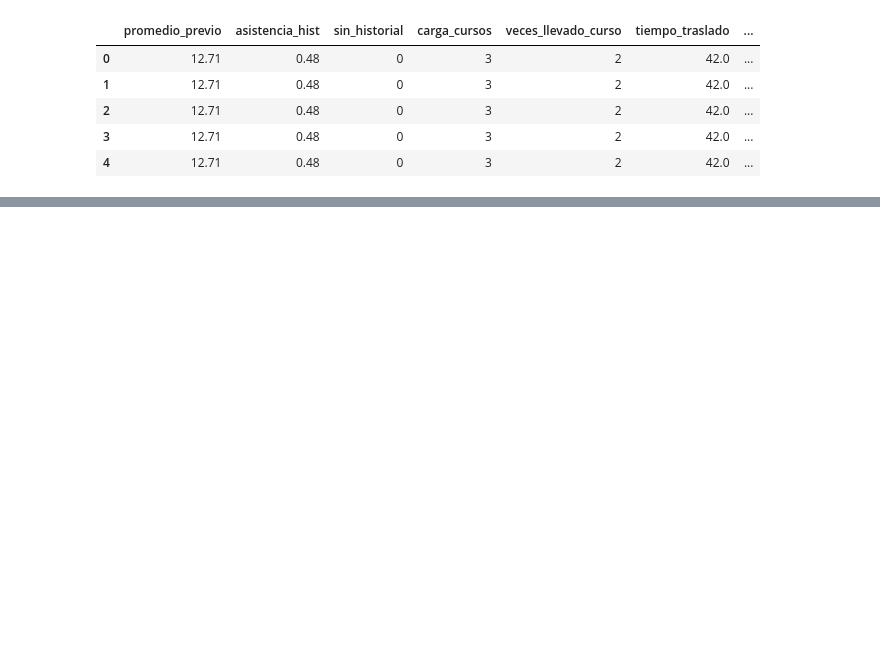
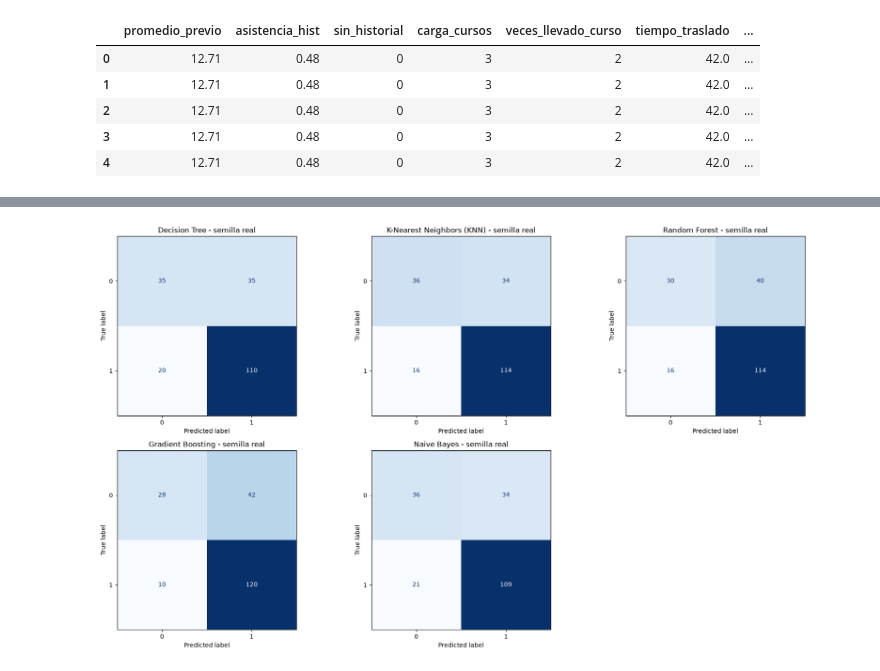
Before and after one commit to SebastianHuertaF/Proyecto-IA-Modelo-predictivo-de-asistencia-a-asesor-as-, a Jupyter notebook: Modelo_Prediccion_Asesorias.ipynb, the cells around one changed output, grey strips where cells are left out. Drawn from its saved outputs; the diff is of its cells as text; code cells hidden in the pictures; blank space fills up the shorter version.

```diff
--- a/Modelo_Prediccion_Asesorias.ipynb
+++ b/Modelo_Prediccion_Asesorias.ipynb
@@ -438,0 +321,11 @@ Score RT: 0.8001307429495818 +/- 0.0029580300108972297
+# %%
+# Reentrena el modelo elegido con todos los datos de entrenamiento y lo prueba en cada conjunto de prueba
+modelo_final = modelos[modelo_elegido]
+modelo_final.fit(X_train, y_train)
+
+for prueba, (X, y) in pruebas.items():
+    y_predicted = modelo_final.predict(X)
+    print(f"=== {modelo_elegido} - {prueba} ===")
+    print("Balanced Accuracy score:", round(balanced_accuracy_score(y, y_predicted), 3))
+    print("\nReporte de clasificacion:\n")
+    print(classification_report(y, y_predicted))
@@ -438,0 +350,16 @@ Score RT: 0.8001307429495818 +/- 0.0029580300108972297
+# %%
+# comparación: todos los modelos entrenados con todo train y evaluados en los conjuntos de prueba
+def evaluar(modelo, X, y):
+    y_pred = modelo.predict(X)
+    y_proba = modelo.predict_proba(X)[:, 1]
+    return {'accuracy': accuracy_score(y, y_pred), 'balanced_accuracy': balanced_accuracy_score(y, y_pred),
+            'precision': precision_score(y, y_pred), 'recall': recall_score(y, y_pred),
+            'f1': f1_score(y, y_pred), 'roc_auc': roc_auc_score(y, y_proba)}
+
+filas = []
+for nombre, modelo in modelos.items():
+    modelo.fit(X_train, y_train)
+    for prueba, (X, y) in pruebas.items():
+        filas.append({'conjunto': prueba, 'modelo': nombre} | evaluar(modelo, X, y))
+resultados_test = pd.DataFrame(filas).set_index(['conjunto', 'modelo']).round(3)
+display(resultados_test)
@@ -438,0 +385,18 @@ Score RT: 0.8001307429495818 +/- 0.0029580300108972297
+# %%
+#matriz de confusion de cada modelo en la semilla real
+X_real, y_real = pruebas['Semilla real']
+fig, axes = plt.subplots(2, 3, figsize=(18, 10))
+titulos = {'DT': 'Decision Tree', 'KNN': 'K-Nearest Neighbors (KNN)', 'RT': 'Random Forest',
+           'GB': 'Gradient Boosting', 'NB': 'Naive Bayes'}
+axes.flat[-1].axis('off')  # sobra un espacio en la grilla
+
+for ax, (nombre, titulo) in zip(axes.flat, titulos.items()):
+    cm = confusion_matrix(y_real, modelos[nombre].predict(X_real))
+    ConfusionMatrixDisplay(confusion_matrix=cm, display_labels=[0, 1]).plot(ax=ax, cmap=plt.cm.Blues, colorbar=False)
+    ax.set_title(f'{titulo} - semilla real')
+
+# Ajustar el diseño para que no se encimen los textos y mostrar
+plt.tight_layout()
+plt.show()
+# %% [output]
+[figure, added]
```
Also changed, not shown: parts of 64 cells of this notebook, 8 other files.
